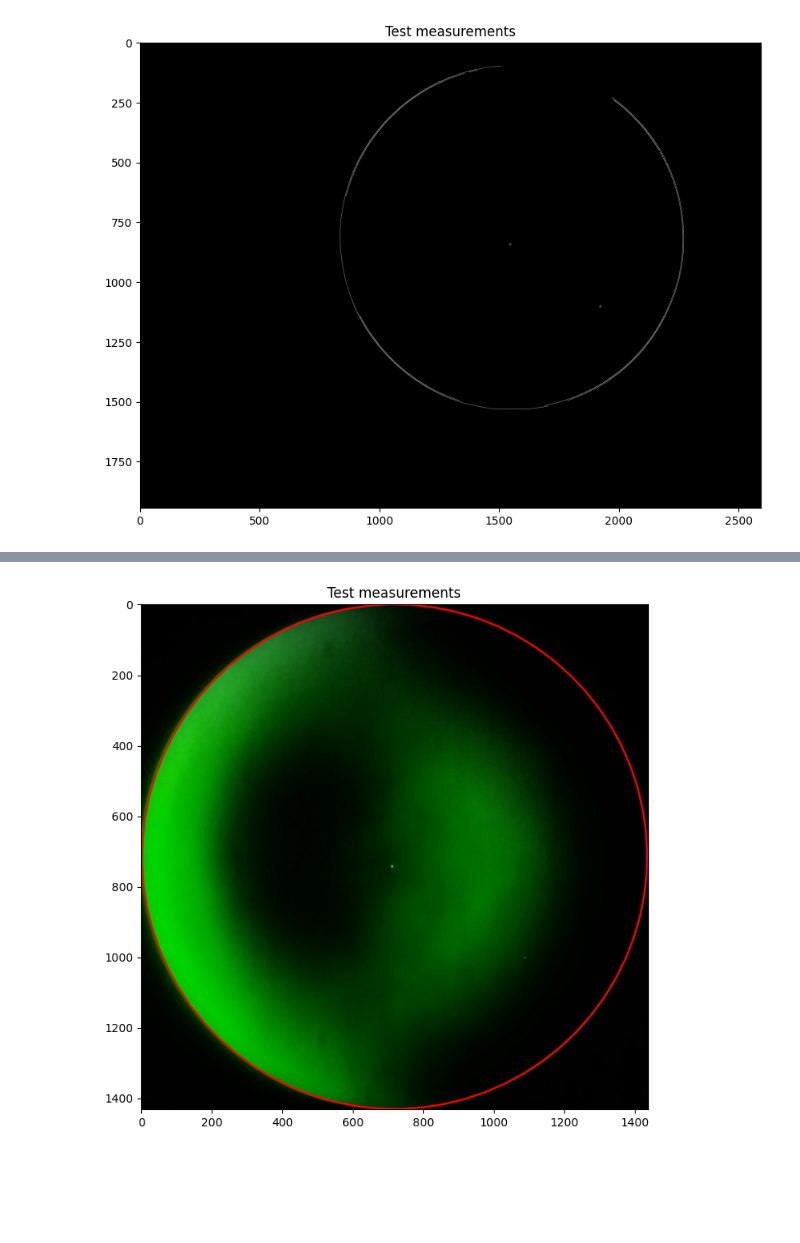
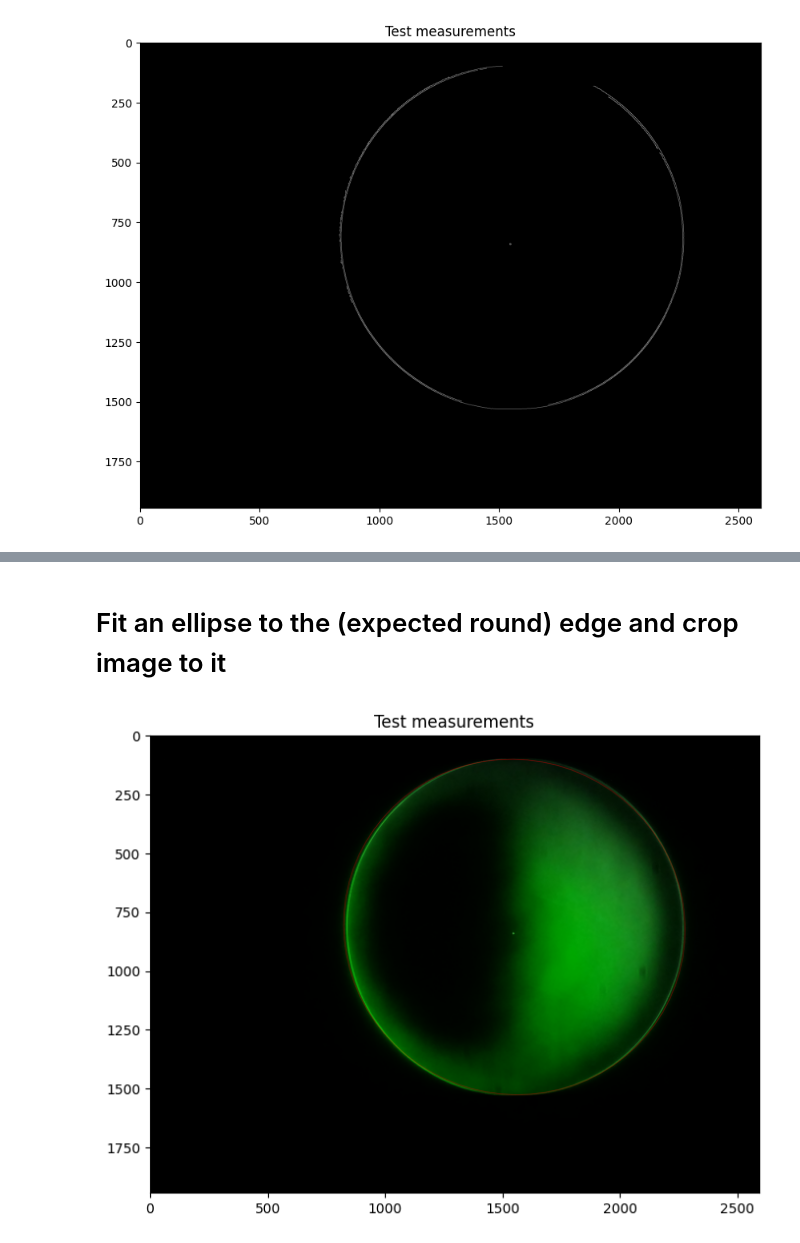
Before and after one commit to nunosousa/TelescopeMirrorTester, a Jupyter notebook: Software/Jupyter Notebooks/Shadowgram analysis/Shadowgram analysis.ipynb, the cells around one changed output, grey strips where cells are left out. Cells and saved outputs as stored; diff of their text form; code cells hidden in the pictures; blank space fills up the shorter version.

```diff
--- a/Software/Jupyter Notebooks/Shadowgram analysis/Shadowgram analysis.ipynb
+++ b/Software/Jupyter Notebooks/Shadowgram analysis/Shadowgram analysis.ipynb
@@ -7,7 +8,8 @@ import cv2
 
 # Load our input image
 #capture = cv2.imread('./Datasets/(165) 13_06_2019/1/Image_0.0.png')
-capture = cv2.imread('./Datasets/(165) 13_06_2019/1/Image_1.0.png')
+#capture = cv2.imread('./Datasets/(165) 13_06_2019/1/Image_1.0.png')
+capture = cv2.imread('./Datasets/(165) 13_06_2019/1/Image_2.0.png')
 # %%
 %matplotlib inline
 import matplotlib.pyplot as plt
@@ -67,6 +51,9 @@ plt.show()
 # %%
-threshold = 40
-capture_canny = cv2.Canny(capture_gray_blur, threshold, threshold*2, L2gradient=True)
+#capture_gray_blur = cv2.blur(capture_gray, (3,3))
+capture_gray_blur = cv2.bilateralFilter(capture_gray, 6, 6 * 2, 6 / 2)
+
+canny_threshold = 40
+capture_canny = cv2.Canny(capture_gray_blur, canny_threshold, canny_threshold*2, L2gradient=True)
 # %%
 %matplotlib inline
 
@@ -85,3 +109,5 @@ plt.show()
+# %% [markdown]
+# Fit an ellipse to the (expected round) edge and crop image to it
 # %%
 capture_canny_points = cv2.findNonZero(capture_canny)
 
@@ -89,24 +115,25 @@ ellipse = cv2.fitEllipse(capture_canny_points)
 #ellipse = cv2.fitEllipseAMS(capture_canny_points)
 #ellipse = cv2.fitEllipseDirect(capture_canny_points)
 
-line_thickness = 3
+line_thickness = 1
 color_ellipse = (255, 0, 0)
-capture_ellipse = cv2.ellipse(capture, ellipse, color_ellipse, line_thickness, cv2.LINE_AA)
+capture_ellipse = np.copy(capture)
+capture_ellipse = cv2.ellipse(capture_ellipse, ellipse, color_ellipse, line_thickness, cv2.LINE_AA)
 
-x, y, w, h = cv2.boundingRect(capture_canny_points)
+#x, y, w, h = cv2.boundingRect(capture_canny_points)
 # %%
 %matplotlib inline
 
 plt.rcParams['figure.figsize'] = [8, 8]
 #plt.rcParams['figure.dpi'] = 120
 
 plt.title('Test measurements')
 
 # call imshow() using plt object
-plt.imshow(capture_ellipse[y:y+h, x:x+w] , cmap='gray')
+plt.imshow(capture_ellipse, cmap='gray')
 #plt.imshow(capture_circles_center, cmap='gray')
 
 # display that image
 plt.show()
 # %% [output]
-[figure, old version]
+[figure, new version]
```
Also changed, not shown: parts of 22 cells of this notebook.
